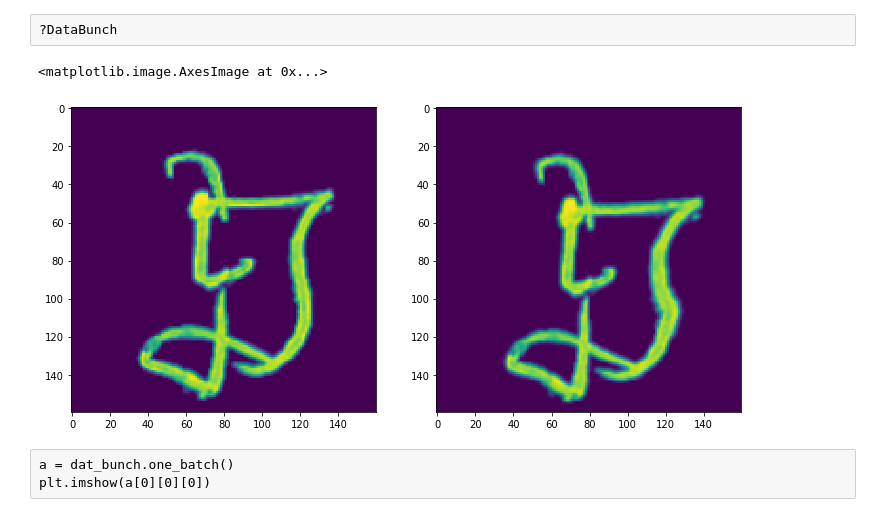
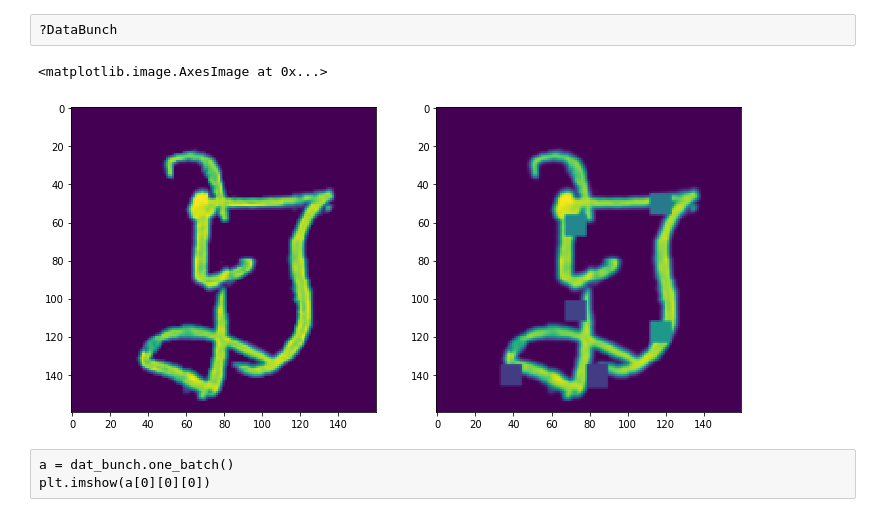
Before and after one commit to yuan1202/bengaliai, a Jupyter notebook: code/testing.ipynb, the cells around one changed output. Drawn from its saved outputs; the diff is of its cells as text; code cells hidden in the pictures.

```diff
--- a/code/testing.ipynb
+++ b/code/testing.ipynb
@@ -239,36 +297,17 @@ import cv2
 # %%
 # kernel = np.ones((3, 3), np.uint8)
 # def augs(image): return cv2.erode(image, kernel, iterations=1)
-augs = iaa.SomeOf(
-    (1, 2),
-    [
-        iaa.SomeOf(
-            (1, 2),
-            [
-                iaa.OneOf(
-                    [
-                        iaa.Affine(scale={"x": (0.8, 1.), "y": (0.8, 1.)}, rotate=(-15, 15), shear=(-15, 15)),
-                        iaa.PerspectiveTransform(scale=.08, keep_size=True),
-                    ]
-                ),
-                iaa.PiecewiseAffine(scale=(0.02, 0.03)),
-            ],
-            random_order=True
-        ),
-        iaa.DirectedEdgeDetect(alpha=(.6, .8), direction=(0.0, 1.0)),
-    ],
-    random_order=True
-)
+augs = iaa.Superpixels(p_replace=0.1, n_segments=(64, 256))
 img_arr = training_set[2048][0][0][0]
 # img_arr = np.stack([img_arr, img_arr, img_arr], -1)
 # img_arr = img_arr[np.newaxis, :]
 fig, ax = plt.subplots(1, 2, figsize=(12, 6))
 aug_img = augs(image=img_arr.astype('uint8'))
 ax[0].imshow(img_arr.astype('uint8'))
 ax[1].imshow(aug_img)
 # %% [output]
 <matplotlib.image.AxesImage at 0x...>
-[figure, old version]
+[figure, new version]
 # %%
 training_set = Bengaliai_DS(trn_imgs[:160000, np.newaxis], trn_lbls[:160000], transform=None, scale=False, norm=False)
 # validation_set = DS_TRN(trn_imgs[160000:, np.newaxis], trn_lbls[160000:])
```
Also changed, not shown: parts of 14 cells of this notebook, 11 other files.
